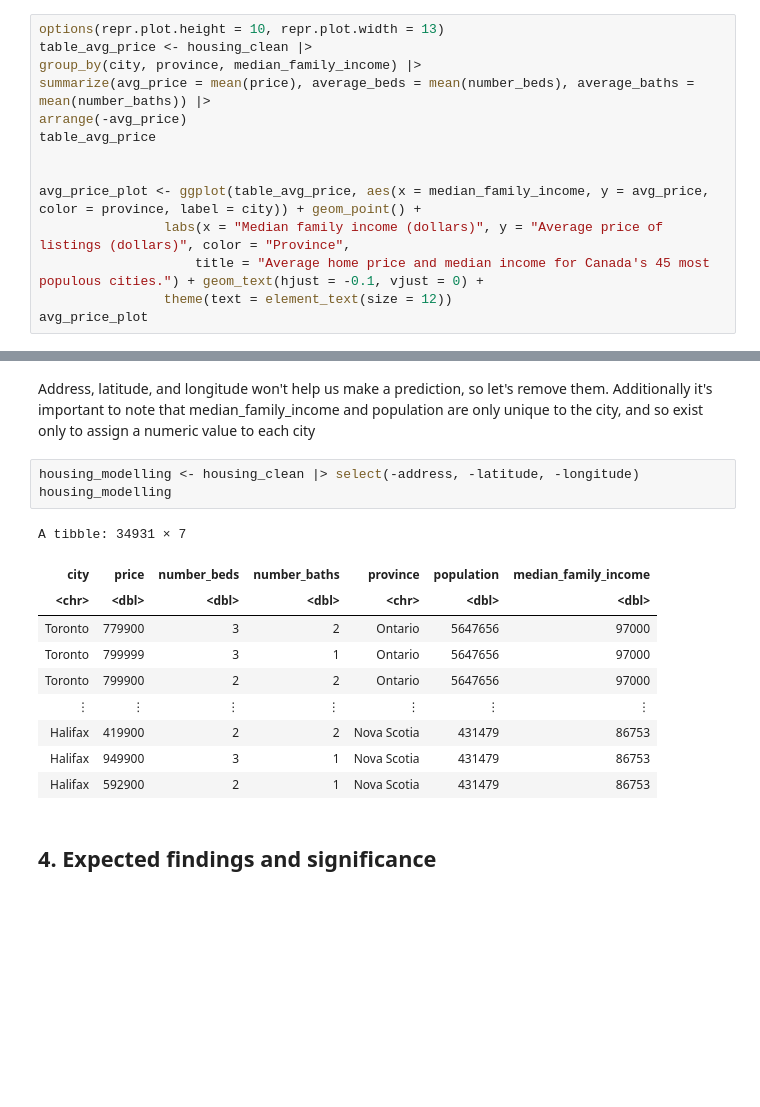
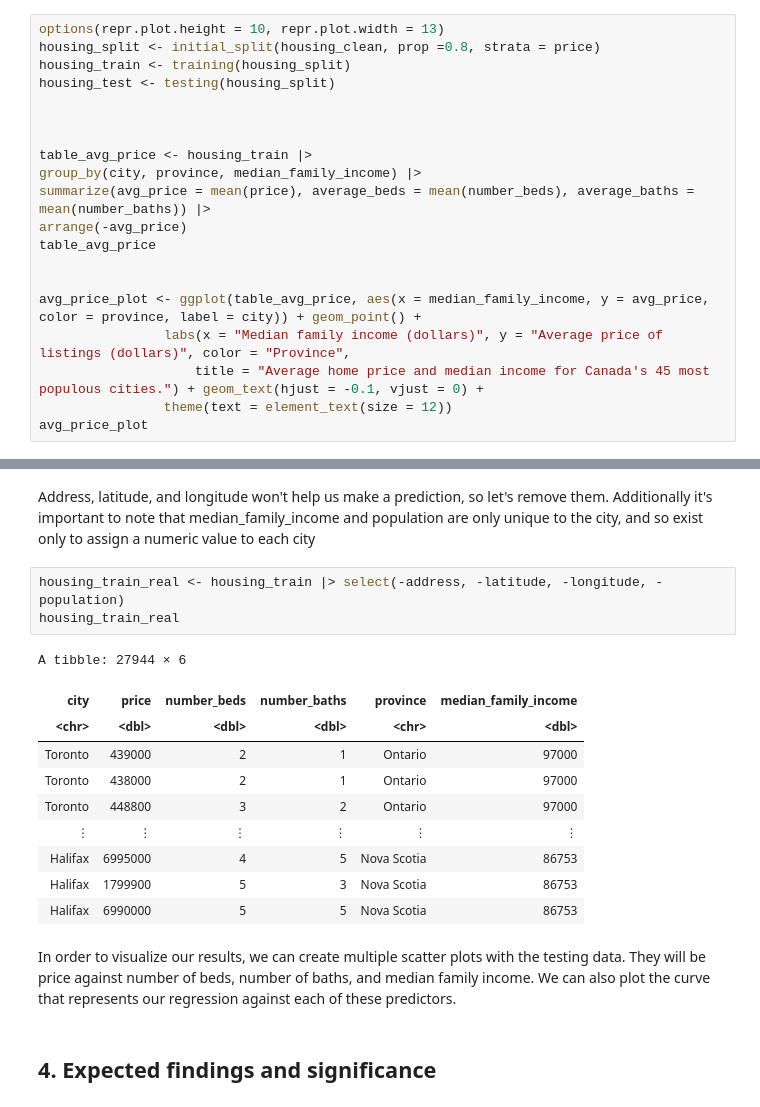
Before and after one commit to slappyslop/dsci-100-002-033, a Jupyter notebook: group_proj_proposal.ipynb, the cells around one changed output, grey strips where cells are left out. Cells and saved outputs as stored; diff of their text form; blank space fills up the shorter version.

```diff
--- a/group_proj_proposal.ipynb
+++ b/group_proj_proposal.ipynb
@@ -80,7 +80,13 @@ housing_clean <- housing_filter |> filter(!(city %in% c("Saskatoon", "Winnipeg",
 We felt that the best way to summarize the data would be the find mean house price for each city, and plot that against median income
 # %%
 options(repr.plot.height = 10, repr.plot.width = 13)
-table_avg_price <- housing_clean |>
+housing_split <- initial_split(housing_clean, prop =0.8, strata = price)
+housing_train <- training(housing_split)
+housing_test <- testing(housing_split)
+
+
+
+table_avg_price <- housing_train |>
 group_by(city, province, median_family_income) |>
 summarize(avg_price = mean(price), average_beds = mean(number_beds), average_baths = mean(number_baths)) |>
 arrange(-avg_price)
@@ -122,18 +129,20 @@ average_bed_plot
 # %% [markdown]
 Address, latitude, and longitude won't help us make a prediction, so let's remove them. Additionally it's important to note that median_family_income and population are only unique to the city, and so exist only to assign a numeric value to each city
 # %%
-housing_modelling <- housing_clean |> select(-address, -latitude, -longitude)
-housing_modelling
+housing_train_real <- housing_train |> select(-address, -latitude, -longitude, -population)
+housing_train_real
 # %% [output]
-A tibble: 34931 × 7
+A tibble: 27944 × 6
-| city | price | number_beds | number_baths | province | population | median_family_income |
-| <chr> | <dbl> | <dbl> | <dbl> | <chr> | <dbl> | <dbl> |
-| Toronto | 779900 | 3 | 2 | Ontario | 5647656 | 97000 |
-| Toronto | 799999 | 3 | 1 | Ontario | 5647656 | 97000 |
-| Toronto | 799900 | 2 | 2 | Ontario | 5647656 | 97000 |
-| ⋮ | ⋮ | ⋮ | ⋮ | ⋮ | ⋮ | ⋮ |
-| Halifax | 419900 | 2 | 2 | Nova Scotia | 431479 | 86753 |
-| Halifax | 949900 | 3 | 1 | Nova Scotia | 431479 | 86753 |
-| Halifax | 592900 | 2 | 1 | Nova Scotia | 431479 | 86753 |
+| city | price | number_beds | number_baths | province | median_family_income |
+| <chr> | <dbl> | <dbl> | <dbl> | <chr> | <dbl> |
+| Toronto | 439000 | 2 | 1 | Ontario | 97000 |
+| Toronto | 438000 | 2 | 1 | Ontario | 97000 |
+| Toronto | 448800 | 3 | 2 | Ontario | 97000 |
+| ⋮ | ⋮ | ⋮ | ⋮ | ⋮ | ⋮ |
+| Halifax | 6995000 | 4 | 5 | Nova Scotia | 86753 |
+| Halifax | 1799900 | 5 | 3 | Nova Scotia | 86753 |
+| Halifax | 6990000 | 5 | 5 | Nova Scotia | 86753 |
+# %% [markdown]
+In order to visualize our results, we can create multiple scatter plots with the testing data. They will be price against number of beds, number of baths, and median family income. We can also plot the curve that represents our regression against each of these predictors.
 # %% [markdown]
 ## 4. Expected findings and significance
```
Also changed, not shown: parts of 4 cells of this notebook.
